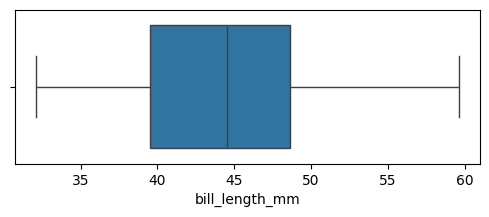
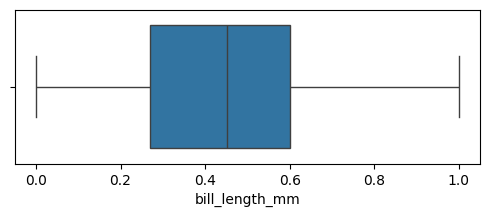
The change to this notebook cell's code, shown as a diff; its figure went from the first image to the second:
--- before
+++ after
@@ -2,2 +2,3 @@
 plt.figure(figsize=(6,2))
 sns.boxplot(data=df, x='bill_length_mm')
+plt.show()

Commit: 0301 updated